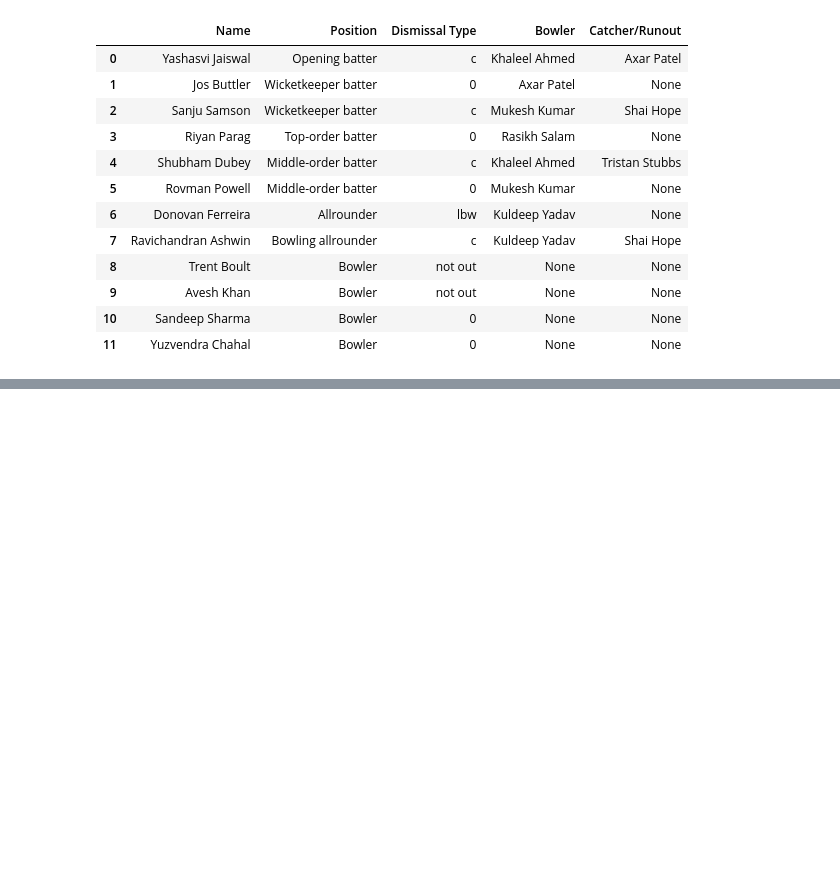
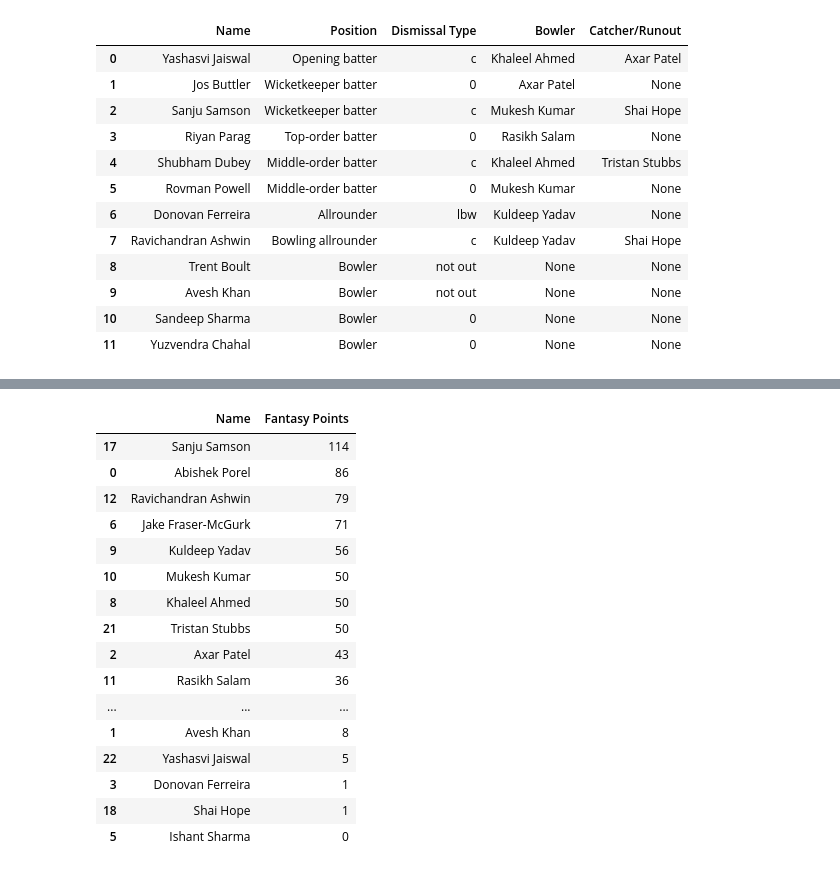
Before and after one commit to TheLameOne/dream11, a Jupyter notebook: fantasypoints.ipynb, the cells around one changed output, grey strips where cells are left out. Cells and saved outputs as stored; diff of their text form; code cells hidden in the pictures; blank space fills up the shorter version.

```diff
--- a/fantasypoints.ipynb
+++ b/fantasypoints.ipynb
@@ -435,3 +548,8 @@ team2bowling = generate_bowling_points(team2bowling)
+# %%
+# pd.merge(team1batting , team1dismiss)
+
+team1points = pd.concat([team1batting, team1bowling]).groupby(["Name"], as_index=False)["Fantasy Points"].sum().sort_values(by = "Fantasy Points", ascending= False)
+# team1batting.merge(team2bowling,on=['Name'], how='outer').groupby(['Fantasy Points'], as_index=False)['count'].sum()
+# team1bowling.groupby(['Name'],as_index=False).agg({'Fantasy Points': 'sum'})
 # %%
-# pd.merge(team1batting , team1dismiss)
-# team1bowling.groupby(['Name'],as_index=False).agg({'Fantasy Points': 'sum'})
+team2points = pd.concat([team2batting, team2bowling]).groupby(["Name"], as_index=False)["Fantasy Points"].sum().sort_values(by = "Fantasy Points", ascending= False)
@@ -445,0 +556,20 @@ team2bowling = generate_bowling_points(team2bowling)
+# %%
+pd.concat([team1points, team2points]).groupby(["Name"], as_index=False)["Fantasy Points"].sum().sort_values(by = "Fantasy Points", ascending= False)
+# %% [output]
+|  | Name | Fantasy Points |
+| 17 | Sanju Samson | 114 |
+| 0 | Abishek Porel | 86 |
+| 12 | Ravichandran Ashwin | 79 |
+| 6 | Jake Fraser-McGurk | 71 |
+| 9 | Kuldeep Yadav | 56 |
+| 10 | Mukesh Kumar | 50 |
+| 8 | Khaleel Ahmed | 50 |
+| 21 | Tristan Stubbs | 50 |
+| 2 | Axar Patel | 43 |
+| 11 | Rasikh Salam | 36 |
+| ... | ... | ... |
+| 1 | Avesh Khan | 8 |
+| 22 | Yashasvi Jaiswal | 5 |
+| 3 | Donovan Ferreira | 1 |
+| 18 | Shai Hope | 1 |
+| 5 | Ishant Sharma | 0 |
```
Also changed, not shown: parts of 25 cells of this notebook.
